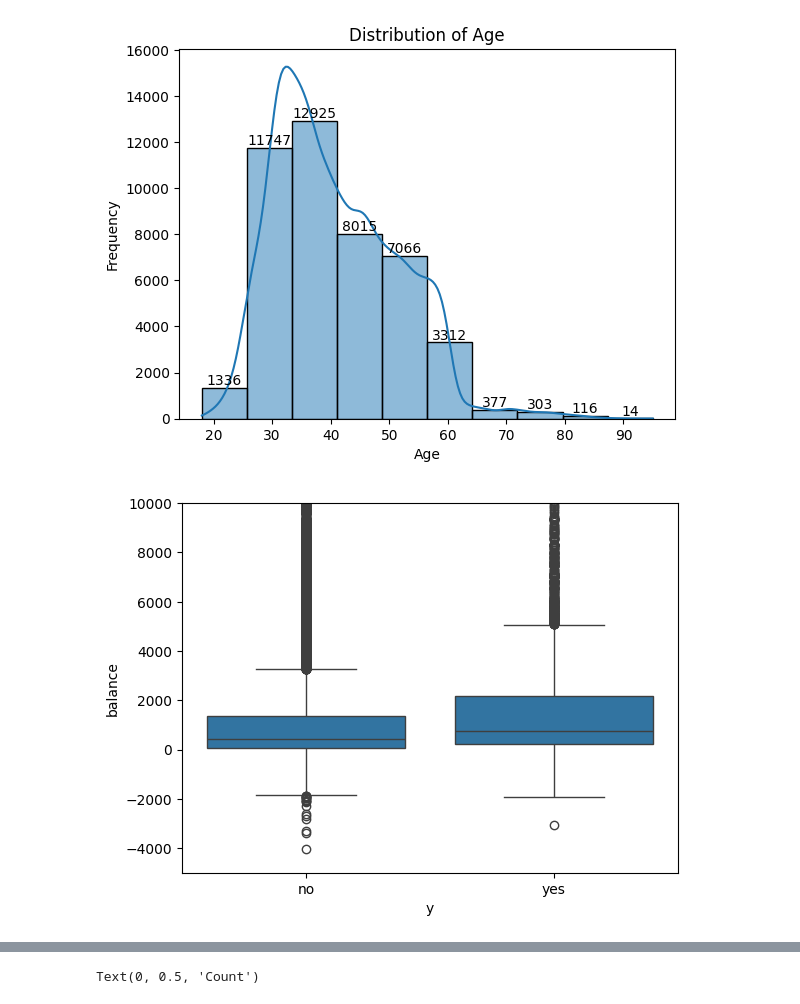
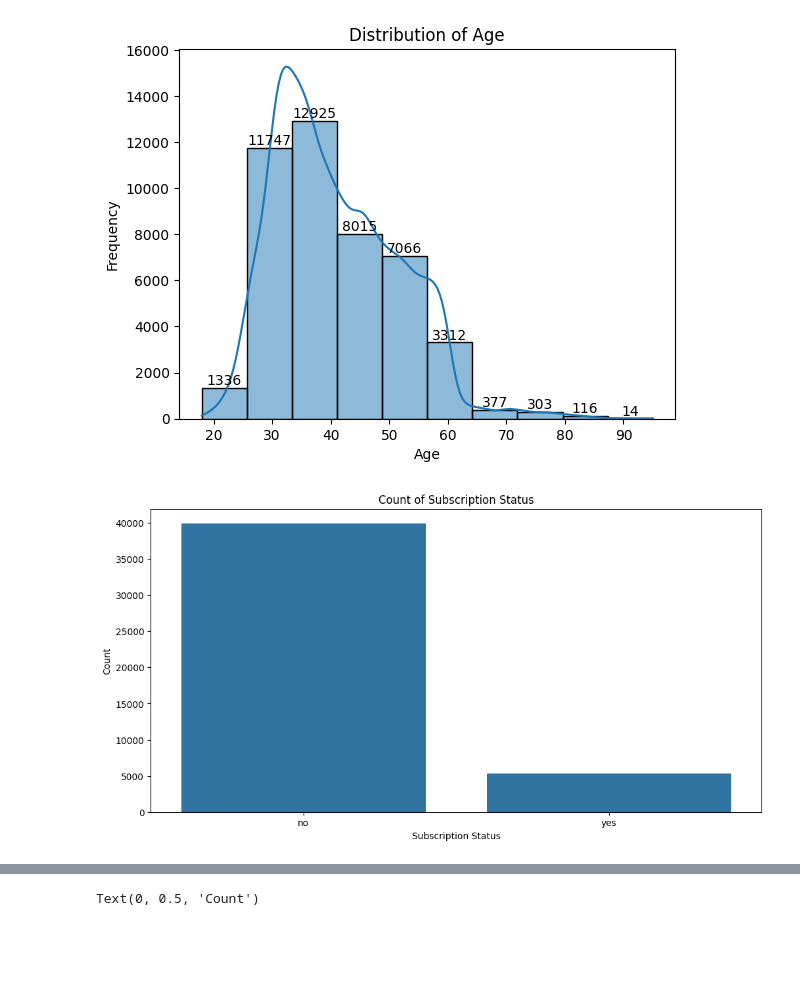
Before and after one commit to DenizBerkDemirag/bank-marketing, a Jupyter notebook: eda_analysis.ipynb, the cells around one changed output, grey strips where cells are left out. Saved outputs shown, nothing was run; the diff lists cells and outputs as text; code cells hidden in the pictures; blank space fills up the shorter version.

```diff
--- a/eda_analysis.ipynb
+++ b/eda_analysis.ipynb
@@ -126,9 +126,13 @@ plt.ylabel('Frequency')
 plt.show()
 # %% [output]
 [figure]
-# %%
-sns.boxplot(data=df, x='y', y='balance')
-plt.ylim(-5000, 10000)
-plt.show()
-# %% [output]
-[figure, removed]
+# %%
+plt.figure(figsize=(12, 6))
+
+sns.countplot(data=df, x='y')
+plt.title('Count of Subscription Status')
+plt.xlabel('Subscription Status')
+plt.ylabel('Count')
+plt.show()
+# %% [output]
+[figure, added]
```
Also changed, not shown: parts of 3 cells of this notebook.
